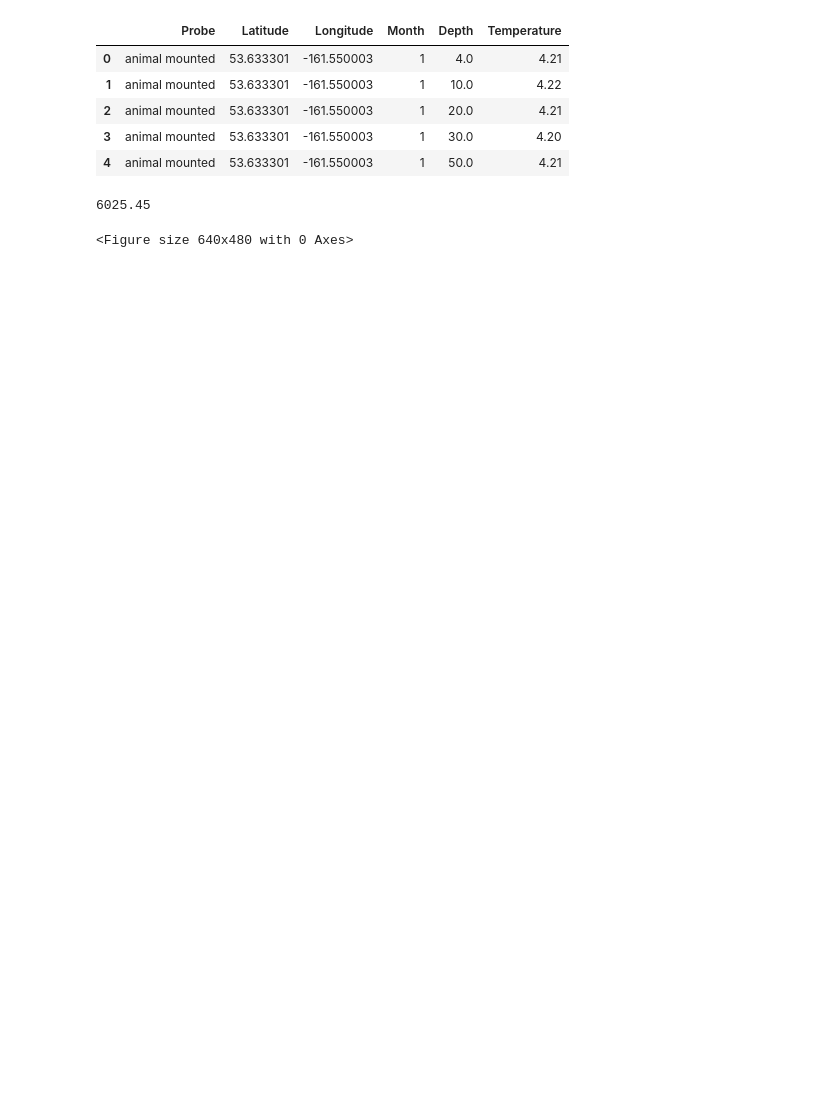
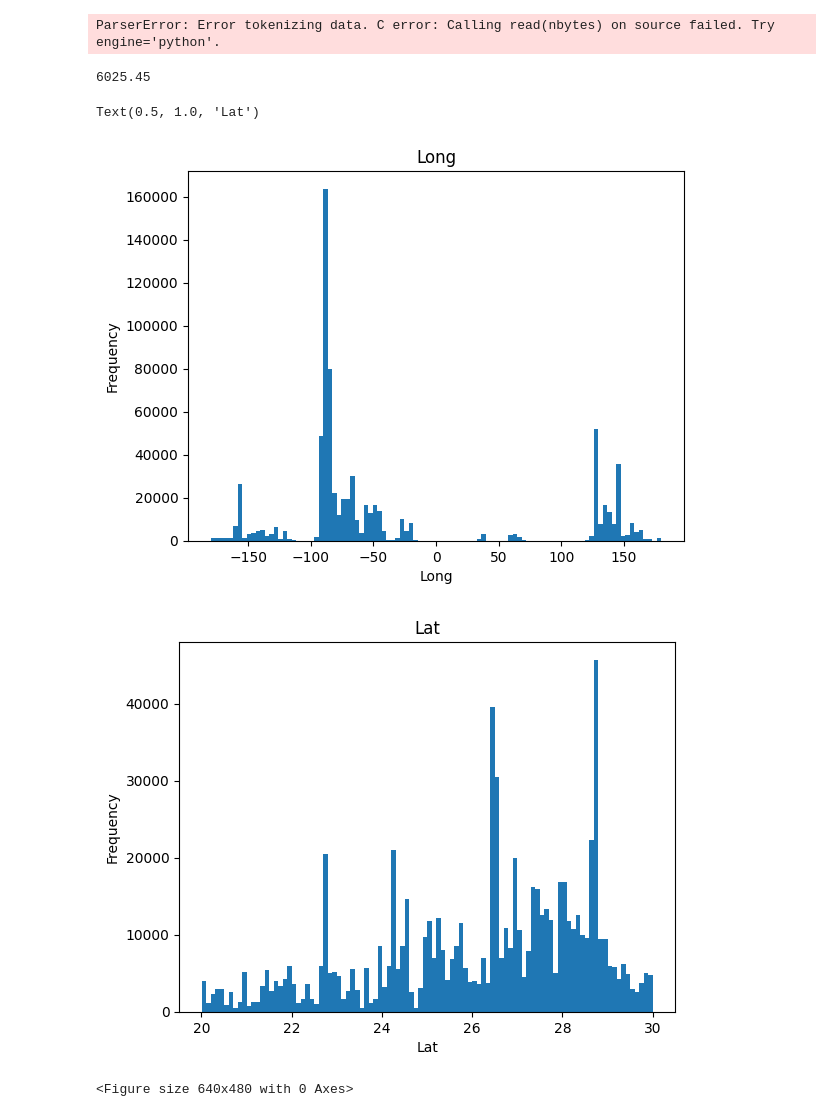
Before and after one commit to DarrenMLie/OTEC, a Jupyter notebook: stdsweeper.ipynb, the cells around one changed output. Drawn from its saved outputs; the diff is of its cells as text; code cells hidden in the pictures; blank space fills up the shorter version.

Commit message:
updated code for practiceData3Years

```diff
--- a/stdsweeper.ipynb
+++ b/stdsweeper.ipynb
@@ -5,21 +5,21 @@ import matplotlib.pyplot as plt
 import math
 # %%
 chunk = 100000
-datafile = 'practiceMonth.csv'
-tp = pd.read_csv(datafile, chunksize=chunk,
-                 usecols=['Probe', 'Latitude', 'Longitude',
+#datafile = 'practiceMonth.csv'
+#tp = pd.read_csv(datafile, chunksize=chunk,
+#                 usecols=['Probe', 'Latitude', 'Longitude',
+#                          'Month', 'Depth', 'Temperature'],
+#                dtype={'Probe': 'str', 'Latitude': 'float32', 'Longitude': 'float32'})
+#prac_data = pd.concat(tp, ignore_index=True)
+datafile = 'W:\data\OTEC\practiceData3Years.csv'
+
+prac_data = pd.read_csv(datafile, usecols=['Probe', 'Latitude', 'Longitude',
                           'Month', 'Depth', 'Temperature'],
                 dtype={'Probe': 'str', 'Latitude': 'float32', 'Longitude': 'float32'})
-prac_data = pd.concat(tp, ignore_index=True)
 prac_data.dropna(inplace=True)
 prac_data.head()
 # %% [output]
-|  | Probe | Latitude | Longitude | Month | Depth | Temperature |
-| 0 | animal mounted | 53.633301 | -161.550003 | 1 | 4.0 | 4.21 |
-| 1 | animal mounted | 53.633301 | -161.550003 | 1 | 10.0 | 4.22 |
-| 2 | animal mounted | 53.633301 | -161.550003 | 1 | 20.0 | 4.21 |
-| 3 | animal mounted | 53.633301 | -161.550003 | 1 | 30.0 | 4.20 |
-| 4 | animal mounted | 53.633301 | -161.550003 | 1 | 50.0 | 4.21 |
+ParserError: Error tokenizing data. C error: Calling read(nbytes) on source failed. Try engine='python'.
 # %%
 # prefilter the prac_data to save space (optional)
 # prac_data = prac_data[prac_data['Probe'].isin(probes)]
@@ -70,3 +48,25 @@ probes = ['animal mounted', 'CTD', 'XCTD', 'drifting buoy', 'glider', 'moored bu
+# %%
+# check if data exists
+temp_data = prac_data
+# temp_data = temp_data[temp_data['Longitude'].between(minLong, maxLong)]
+# temp_data = temp_data[temp_data['Latitude'].between(20, 30)]
+# print(temp_data.head())
+
+plt.figure()
+plt.hist(temp_data['Longitude'], 100)
+plt.xlabel('Long')
+plt.ylabel('Frequency')
+plt.title(f'Long')
+
+plt.figure()
+plt.hist(temp_data['Latitude'], 100)
+plt.xlabel('Lat')
+plt.ylabel('Frequency')
+plt.title(f'Lat')
+# %% [output]
+Text(0.5, 1.0, 'Lat')
+[figure, added]
+[figure, added]
 # %%
 def generatePlots(num_bins, minDep, maxDep, minLong, maxLong, minLat, maxLat, depthchunk, areachunk, depthLimit):
     sigmas = []
```
Also changed, not shown: parts of 3 cells of this notebook, 1 other file.
